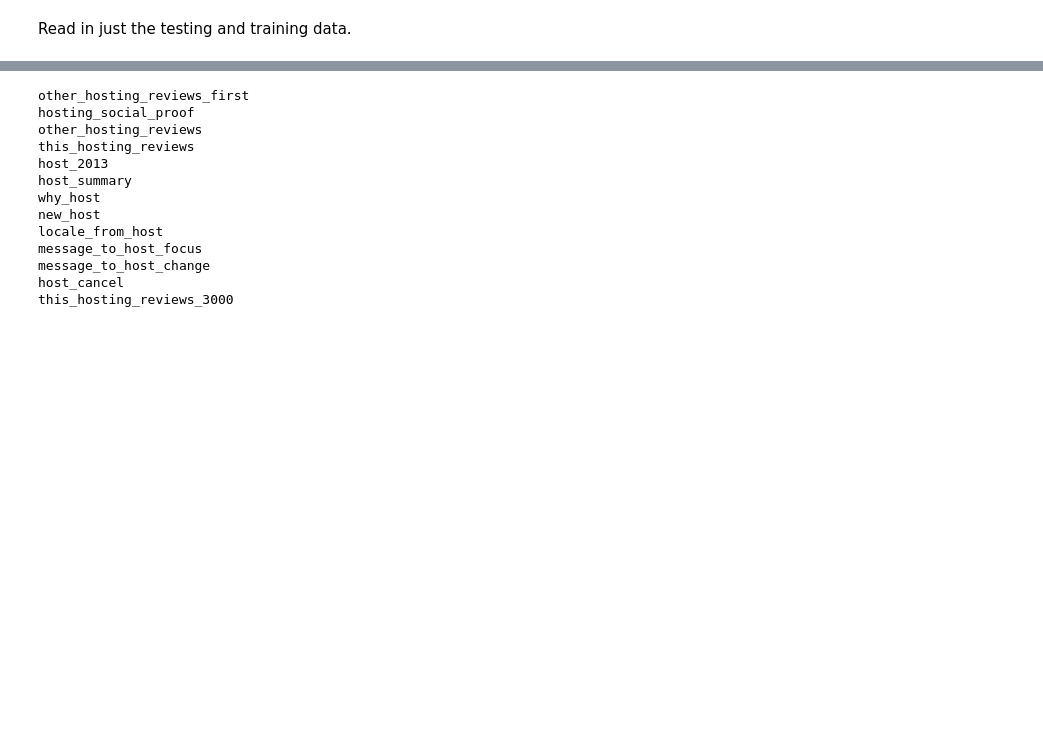
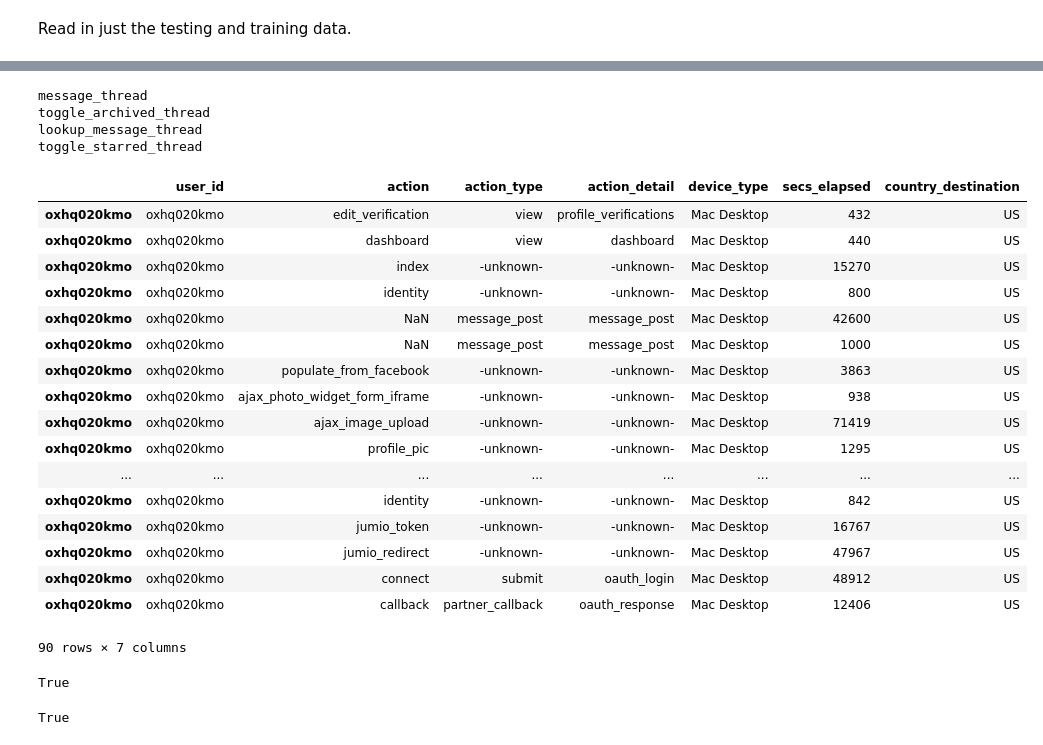
Before and after one commit to ily9000/Kaggle_AirBnB, a Jupyter notebook: scripts/sessions.ipynb, the cells around one changed output, grey strips where cells are left out. Drawn from its saved outputs; the diff is of its cells as text; code cells hidden in the pictures; blank space fills up the shorter version.

```diff
--- a/scripts/sessions.ipynb
+++ b/scripts/sessions.ipynb
@@ -13,7 +18,7 @@ import calc_ndcg
 Read in just the testing and training data.
 # %%
 #train_subset = pd.read_csv('../data/train_users_2.csv', nrows = 100000, index_col='id')
-#train_data = pd.read_csv('../data/train_users_2.csv', index_col = 'id')
+train_data = pd.read_csv('../data/train_users_2.csv', index_col = 'id')
 test_data = pd.read_csv('../data/test_users.csv', index_col = 'id')
 sessions = pd.read_csv('../data/sessions.csv')
 #age = pd.read_csv('../data/age_gender_bkts.csv')
@@ -43,18 +111,11 @@ tr_sessions[tr_sessions.action == 'this_hosting_reviews']['secs_elapsed'].hist(b
-# %%
-for x in actions.unique():
-    if 'host' in x:
-        print x
-# %% [output]
-other_hosting_reviews_first
-hosting_social_proof
-other_hosting_reviews
-this_hosting_reviews
-host_2013
-host_summary
-why_host
-new_host
-locale_from_host
-message_to_host_focus
-message_to_host_change
-host_cancel
-this_hosting_reviews_3000
+# %%
+acts = tr_sessions.action_detail.unique()
+acts = [x for x in acts if x is not np.NaN]
+for x in acts:
+    if 'thread' in x:
+        print x
+# %% [output]
+message_thread
+toggle_archived_thread
+lookup_message_thread
+toggle_starred_thread
@@ -60,0 +140,21 @@ this_hosting_reviews_3000
+# %%
+tr_sessions[tr_sessions.user_id.isin(['oxhq020kmo'])]
+# %% [output]
+|  | user_id | action | action_type | action_detail | device_type | secs_elapsed | country_destination |
+| oxhq020kmo | oxhq020kmo | edit_verification | view | profile_verifications | Mac Desktop | 432 | US |
+| oxhq020kmo | oxhq020kmo | dashboard | view | dashboard | Mac Desktop | 440 | US |
+| oxhq020kmo | oxhq020kmo | index | -unknown- | -unknown- | Mac Desktop | 15270 | US |
+| oxhq020kmo | oxhq020kmo | identity | -unknown- | -unknown- | Mac Desktop | 800 | US |
+| oxhq020kmo | oxhq020kmo | NaN | message_post | message_post | Mac Desktop | 42600 | US |
+| oxhq020kmo | oxhq020kmo | NaN | message_post | message_post | Mac Desktop | 1000 | US |
+| oxhq020kmo | oxhq020kmo | populate_from_facebook | -unknown- | -unknown- | Mac Desktop | 3863 | US |
+| oxhq020kmo | oxhq020kmo | ajax_photo_widget_form_iframe | -unknown- | -unknown- | Mac Desktop | 938 | US |
+| oxhq020kmo | oxhq020kmo | ajax_image_upload | -unknown- | -unknown- | Mac Desktop | 71419 | US |
+| oxhq020kmo | oxhq020kmo | profile_pic | -unknown- | -unknown- | Mac Desktop | 1295 | US |
+| ... | ... | ... | ... | ... | ... | ... | ... |
+| oxhq020kmo | oxhq020kmo | identity | -unknown- | -unknown- | Mac Desktop | 842 | US |
+| oxhq020kmo | oxhq020kmo | jumio_token | -unknown- | -unknown- | Mac Desktop | 16767 | US |
+| oxhq020kmo | oxhq020kmo | jumio_redirect | -unknown- | -unknown- | Mac Desktop | 47967 | US |
+| oxhq020kmo | oxhq020kmo | connect | submit | oauth_login | Mac Desktop | 48912 | US |
+| oxhq020kmo | oxhq020kmo | callback | partner_callback | oauth_response | Mac Desktop | 12406 | US |
+90 rows × 7 columns
@@ -60,0 +163,19 @@ this_hosting_reviews_3000
+# %%
+#set hierarchical index???
+x = tr_sessions.groupby('user_id').count().country_destination
+#groupby reorders user_id, so put back in the original order
+x = x.loc[tr_sessions.user_id.unique()]
+pos = [range(i) for i in x.tolist()]
+pos = list(itertools.chain.from_iterable(pos))
+tr_sessions['pos'] = pos
+len(pos) == len(tr_sessions)
+# %% [output]
+True
+# %%
+#position normalized by total number of actions
+pos_norm = [np.arange(total)/float(total-1) for total in x.tolist()]
+pos_norm = list(itertools.chain.from_iterable(pos_norm))
+tr_sessions['pos_norm'] = pos_norm
+len(pos_norm) == len(tr_sessions)
+# %% [output]
+True
```
Also changed, not shown: parts of 76 cells of this notebook, 1 other file.
